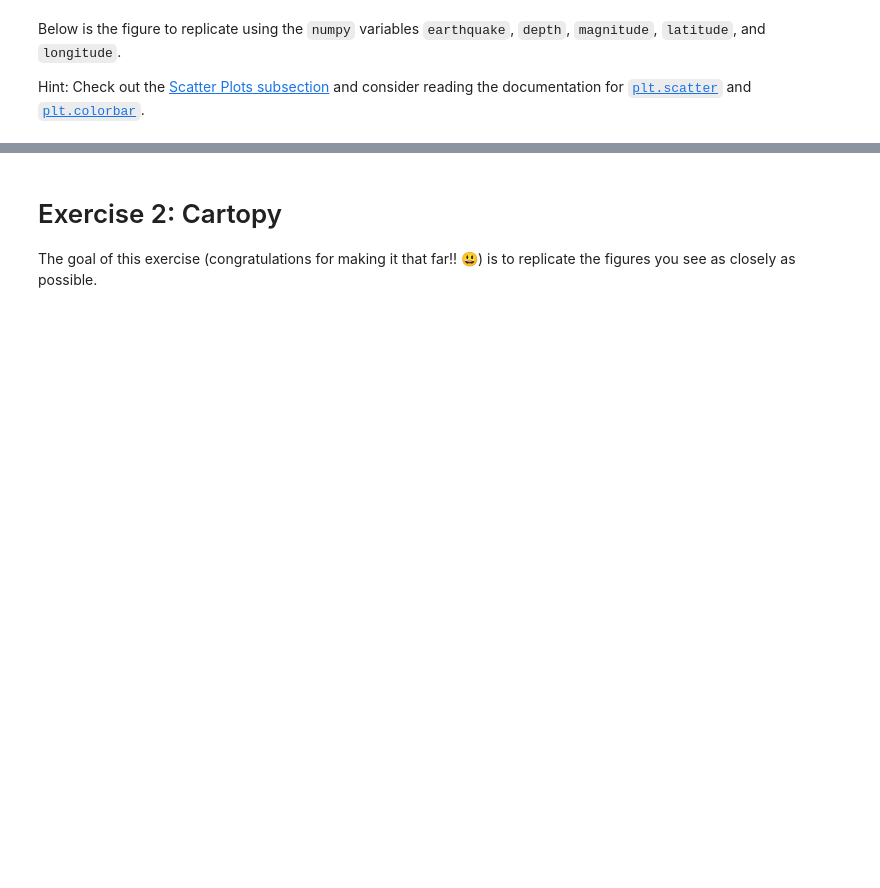
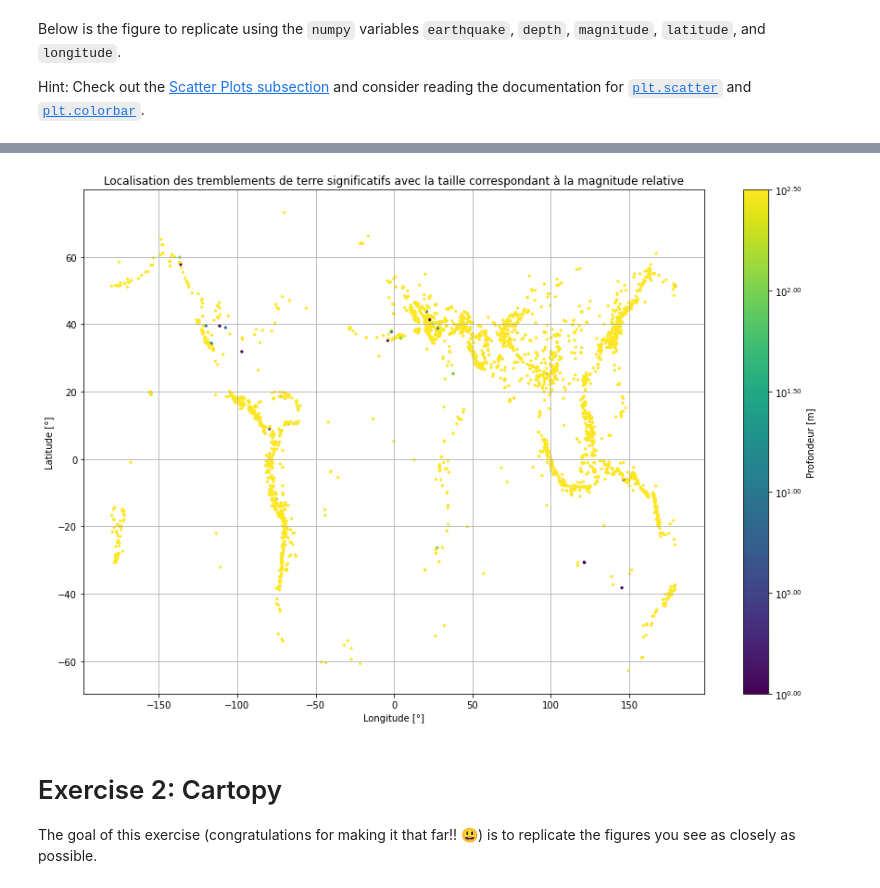
Before and after one commit to mrfabien/2022_Intro_Python, a Jupyter notebook: Exercises/W2_S2.ipynb, the cells around one changed output, grey strips where cells are left out. Saved outputs shown, nothing was run; the diff lists cells and outputs as text; code cells hidden in the pictures; blank space fills up the shorter version.

```diff
--- a/Exercises/W2_S2.ipynb
+++ b/Exercises/W2_S2.ipynb
@@ -143,3 +137,15 @@ plt.show()
+# %%
+# Replicate the figure here
+fig,sca = plt.subplots(1, 1, figsize=(15,10))
+ctemp=sca.scatter(longitude,latitude,s=5,c=np.array(depth),marker='o',cmap='viridis',vmin=0,vmax=2.5)
+sca.set_xlabel('Longitude [°]')
+sca.set_ylabel('Latitude [°]')
+plt.grid()
+plt.colorbar(ctemp,ax=sca,label='Profondeur [m]',format=ticker.FuncFormatter(fmt))
+plt.title('Localisation des tremblements de terre significatifs avec la taille correspondant à la magnitude relative')
+plt.show()
+# %% [output]
+[figure, added]
 # %% [markdown]
 # Exercise 2: Cartopy
 
```
Also changed, not shown: parts of 4 cells of this notebook.
